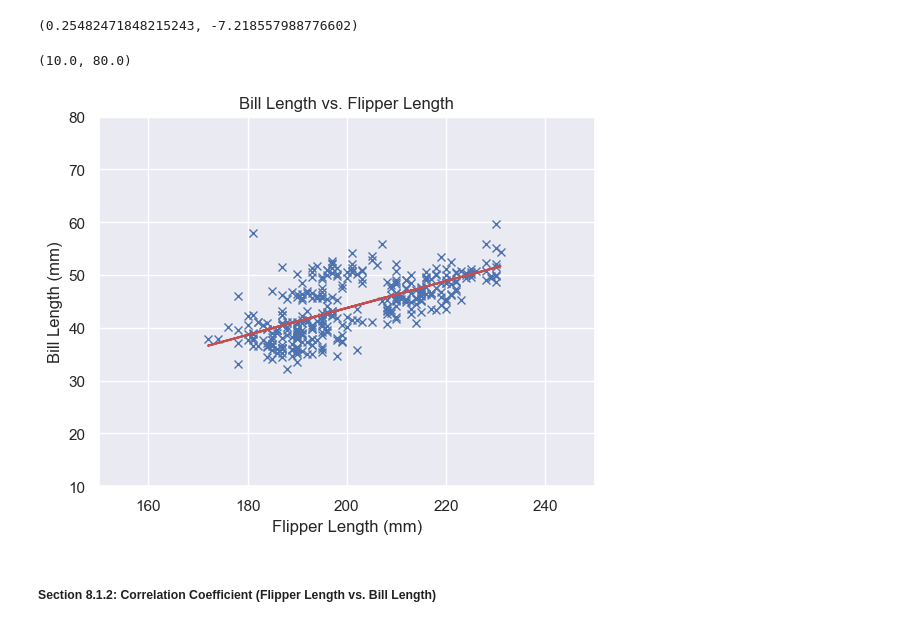
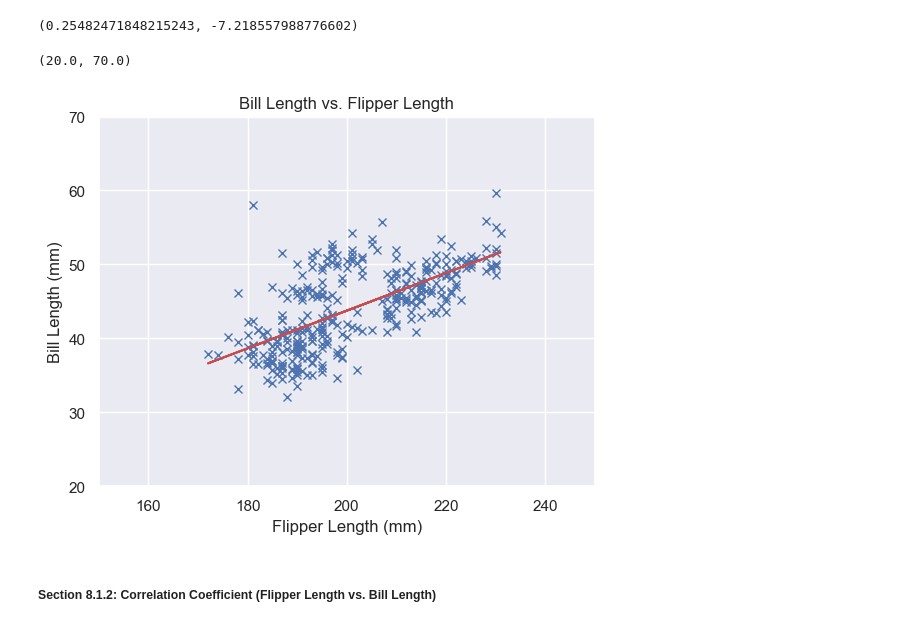
Before and after one commit to galto4/mywork, a Jupyter notebook: penguins.ipynb, the cells around one changed output. Cells and saved outputs as stored; diff of their text form; code cells hidden in the pictures.

```diff
--- a/penguins.ipynb
+++ b/penguins.ipynb
@@ -427,28 +427,28 @@ b, a
 # %%
 # Create a new figure and set of axis
 fig, ax = plt.subplots()
 
 # Simple Plot
 ax.plot(flen, blen, 'x')
 
 # Simple Plot
 ax.plot(flen, b * flen + a, 'r-')
 
 # Add Axis labels
 ax.set_xlabel('Flipper Length (mm)')
 ax.set_ylabel('Bill Length (mm)')
 
 # Title
 ax.set_title('Bill Length vs. Flipper Length')
 
 # Set X Limits
 ax.set_xlim(150, 250)
 
 # Set Y Limits
-ax.set_ylim(10, 80)
+ax.set_ylim(20, 70)
 # %% [output]
-(10.0, 80.0)
+(20.0, 70.0)
-[figure, old version]
+[figure, new version]
 # %% [markdown]
 ##### <b>Section 8.1.2: Correlation Coefficient (Flipper Length vs. Bill Length)</b>
 # %%
```
Also changed, not shown: parts of 4 cells of this notebook, 1 other file.
